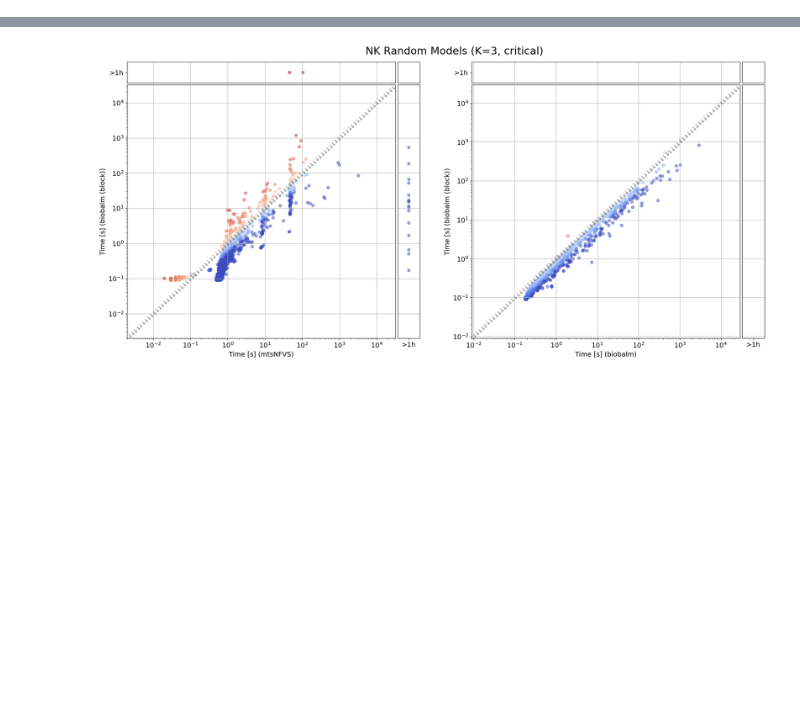
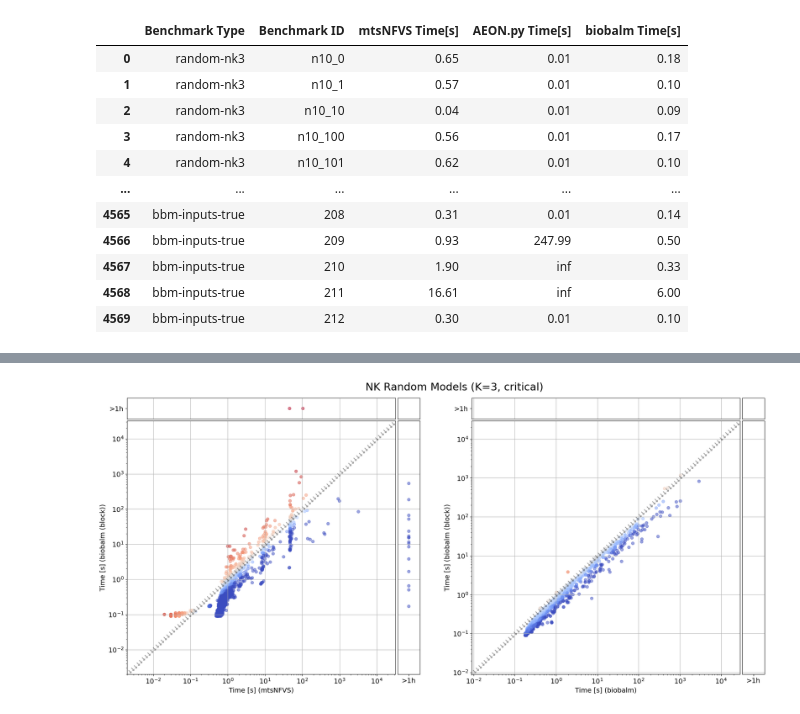
Before and after one commit to jcrozum/balm-analysis, a Jupyter notebook: analysis/benchmark_plots.ipynb, the cells around one changed output, grey strips where cells are left out. Drawn from its saved outputs; the diff is of its cells as text; code cells hidden in the pictures; blank space fills up the shorter version.

```diff
--- a/analysis/benchmark_plots.ipynb
+++ b/analysis/benchmark_plots.ipynb
@@ -91,0 +55,95 @@ Name: Attractors, Length: 2400, dtype: bool
+# %%
+def generate_combined_data(results_dirs, fnames_list, verbose = False):
+    # df = pd.DataFrame(columns=["Benchmark ID", "mtsNFVS Time[s]", "AEON.py Time[s]", "biobalm_full_attractors Time[s]", "biobalm_block_attractors Time[s]"])
+
+    dfas = {
+        "mtsNFVS": [],
+        "AEON.py": [],
+        "biobalm (block)": [],
+    }
+    dfs = {}
+
+    for tool, dir in results_dirs.items():
+        if tool == "biobalm": # only do block expansion for now
+            continue
+        for fnames in fnames_list:
+            if tool == "mtsNFVS":
+                benchmark = fnames["all"].split(".")[0]
+                dfa = pd.read_csv(dir + fnames["all"], header=None, skiprows=1, names=["Benchmark ID", "mtsNFVS Time[s]", "Notes"])
+                dfa.fillna("", inplace=True)
+                dfa.insert(0, "Benchmark Type", benchmark)
+
+                success_rows = dfa['Notes'].str.contains(r'Number of attractors|Network solved')
+                dfa.loc[~success_rows, 'mtsNFVS Time[s]'] = "inf"
+                dfa["mtsNFVS Time[s]"] = dfa["mtsNFVS Time[s]"].apply(lambda x: float(x))
+
+                dfa.drop("Notes", axis=1, inplace=True)
+                if verbose:
+                    print(tool, benchmark)
+                    dfa.head()
+                dfas[tool].append(dfa.copy())
+
+            elif tool == "AEON.py":
+                benchmark = fnames["all"].split(".")[0]
+                dfa = pd.read_csv(dir + fnames["all"], header=None, skiprows=1, names=["Benchmark ID", "AEON.py Time[s]", "Attractors", "Attractor states"])
+                dfa.fillna("", inplace=True)
+                dfa.insert(0, "Benchmark Type", benchmark)
+
+                success_rows = dfa['Attractors'].str.match(r'^\s*\d+$')
+                dfa.loc[~success_rows, 'AEON.py Time[s]'] = float("inf")
+                dfa["AEON.py Time[s]"] = dfa["AEON.py Time[s]"].apply(lambda x: float(x))
+
+                dfa.drop(["Attractors", "Attractor states"], axis=1, inplace=True)
+                if verbose:
+                    print(tool, benchmark)
+                    dfa.head()
+                dfas[tool].append(dfa.copy())
+
+            elif tool == "biobalm (block)":
+                benchmark = fnames["biobalm (block)"].split("-block")[0]
+                dfa = pd.read_csv(
+                    dir + fnames["biobalm (block)"],
+                    header=None,
+                    skiprows=1,
+                    names=["Benchmark ID", "biobalm Time[s]", "All nodes", "Expanded nodes", "Minimal traps", "Attractors", "MAAs"],
+                )
+                dfa.insert(0, "Benchmark Type", benchmark)
+                # The benchmark is a success if "Attractors" is defined.
+                success_rows = ~dfa['Attractors'].isna()
+                dfa.loc[~success_rows, 'biobalm Time[s]'] = float("inf")
+                dfa["biobalm Time[s]"] = dfa["biobalm Time[s]"].apply(lambda x: float(x))
+                dfa.drop(["All nodes", "Expanded nodes", "Minimal traps", "Attractors", "MAAs"], axis=1, inplace=True)
+                if verbose:
+                    print(tool, benchmark)
+                    dfa.head()
+                dfas[tool].append(dfa.copy())
+
+
+        if dfas[tool]:
+            dfs[tool] = pd.concat(dfas[tool])
+
+    df = pd.merge(dfs["mtsNFVS"], dfs["AEON.py"], on=("Benchmark ID", "Benchmark Type"), how = "outer").merge(dfs["biobalm (block)"], on=("Benchmark ID", "Benchmark Type"), how = "outer")
+    return df
+
+dfc = generate_combined_data(results_dirs, [nk3_fnames, nk2_fnames, ncf_fnames, dense_fnames, bbm_fnames])
+
+
+# sorted(dfc["Benchmark ID"].apply(lambda x: int(x.split("_")[0][1:]) if x.split("_")[-1]=="nk3" else 0).unique())
+# dfc[dfc["AEON.py Time[s]"].isna()]["Benchmark ID"].to_list()
+
+# AEON.py did not complete for NK3 models size 640 or larger
+dfc["AEON.py Time[s]"].fillna(float("inf"), inplace=True)
+dfc
+# %% [output]
+|  | Benchmark Type | Benchmark ID | mtsNFVS Time[s] | AEON.py Time[s] | biobalm Time[s] |
+| 0 | random-nk3 | n10_0 | 0.65 | 0.01 | 0.18 |
+| 1 | random-nk3 | n10_1 | 0.57 | 0.01 | 0.10 |
+| 2 | random-nk3 | n10_10 | 0.04 | 0.01 | 0.09 |
+| 3 | random-nk3 | n10_100 | 0.56 | 0.01 | 0.17 |
+| 4 | random-nk3 | n10_101 | 0.62 | 0.01 | 0.10 |
+| ... | ... | ... | ... | ... | ... |
+| 4565 | bbm-inputs-true | 208 | 0.31 | 0.01 | 0.14 |
+| 4566 | bbm-inputs-true | 209 | 0.93 | 247.99 | 0.50 |
+| 4567 | bbm-inputs-true | 210 | 1.90 | inf | 0.33 |
+| 4568 | bbm-inputs-true | 211 | 16.61 | inf | 6.00 |
+| 4569 | bbm-inputs-true | 212 | 0.30 | 0.01 | 0.10 |
```
Also changed, not shown: parts of 8 cells of this notebook.
